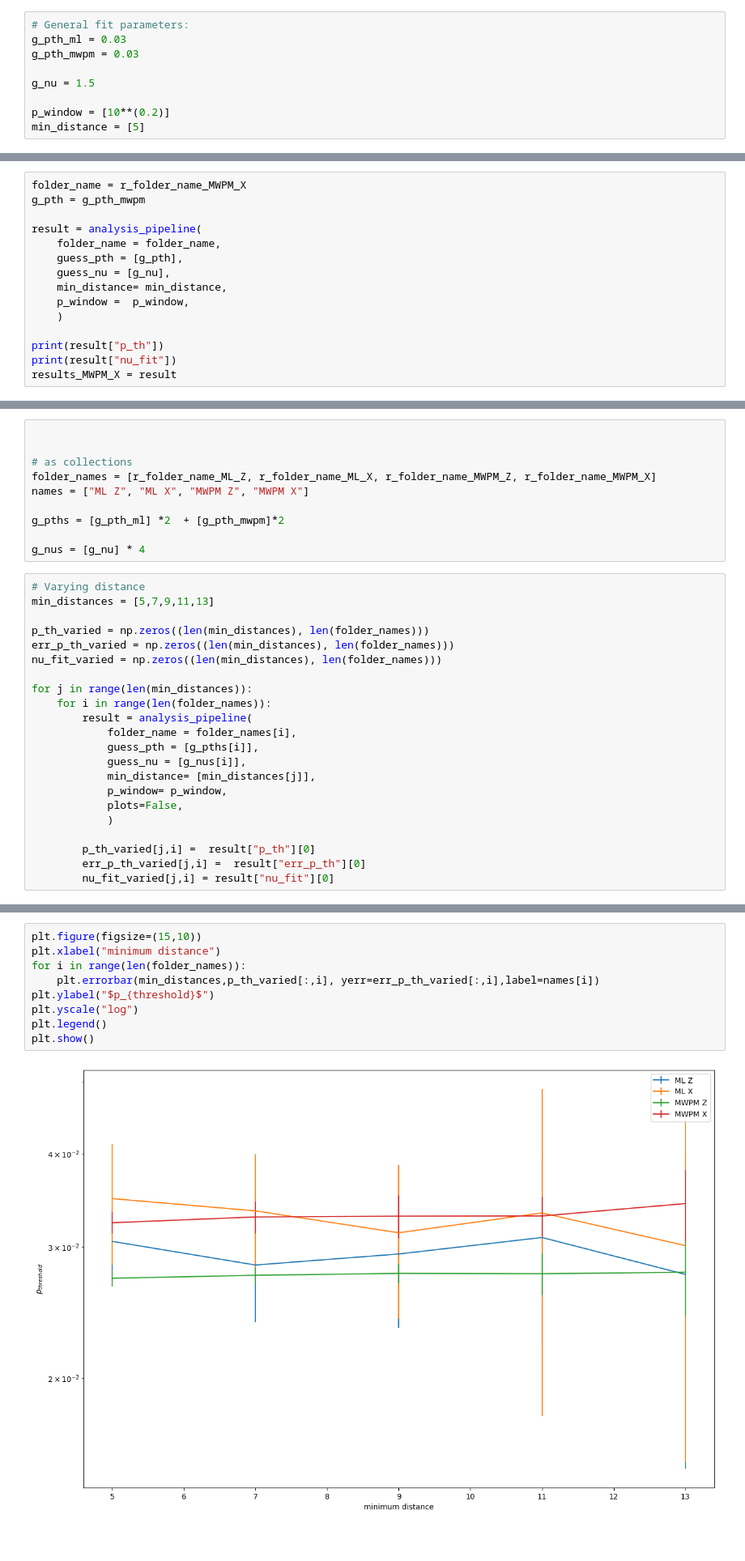
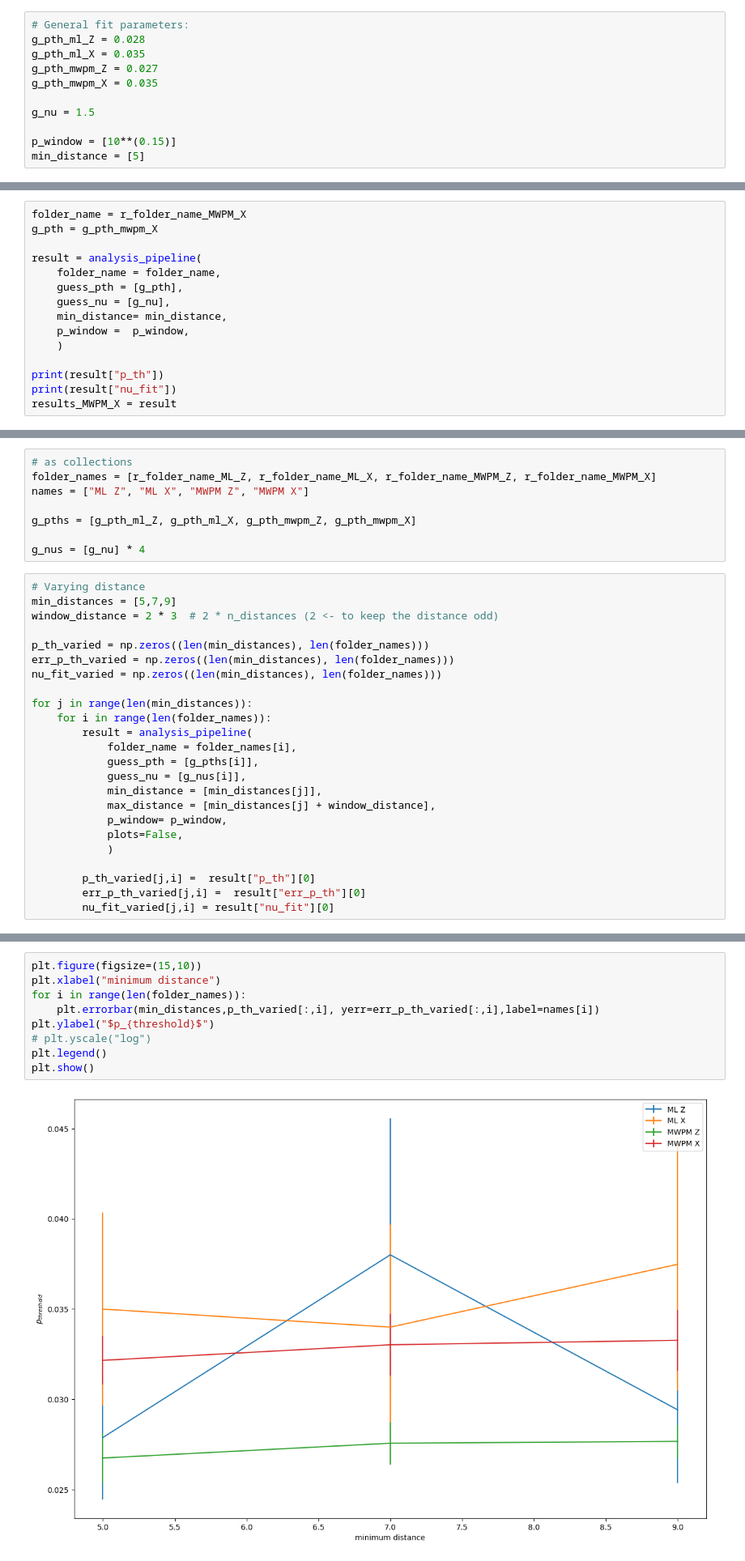
Before and after one commit to leonardlux/MasterArbeit, a Jupyter notebook: code/result_circ_noise.ipynb, the cells around one changed output, grey strips where cells are left out. Shown at 81% size. Cells and saved outputs as stored; diff of their text form; blank space fills up the shorter version.

```diff
--- a/code/result_circ_noise.ipynb
+++ b/code/result_circ_noise.ipynb
@@ -261,12 +265,14 @@ def analysis_pipeline(
 ### Generate analysis Data
 # %%
 # General fit parameters:
-g_pth_ml = 0.03
-g_pth_mwpm = 0.03
+g_pth_ml_Z = 0.028
+g_pth_ml_X = 0.035
+g_pth_mwpm_Z = 0.027
+g_pth_mwpm_X = 0.035
 
 g_nu = 1.5
 
-p_window = [10**(0.2)]
+p_window = [10**(0.15)]
 min_distance = [5]
 # %%
 folder_name = r_folder_name_ML_Z
@@ -385,6 +391,6 @@ results_MWPM_Z= result
 # %%
 folder_name = r_folder_name_MWPM_X
-g_pth = g_pth_mwpm
+g_pth = g_pth_mwpm_X
 
 result = analysis_pipeline(
     folder_name = folder_name,
@@ -442,18 +448,17 @@ Z errors corrected first => more not tracked errors introduce by circ noise => r
 # %% [markdown]
 ## Varying parameters
 # %%
-
-
 # as collections
 folder_names = [r_folder_name_ML_Z, r_folder_name_ML_X, r_folder_name_MWPM_Z, r_folder_name_MWPM_X]
 names = ["ML Z", "ML X", "MWPM Z", "MWPM X"]
 
-g_pths = [g_pth_ml] *2  + [g_pth_mwpm]*2
+g_pths = [g_pth_ml_Z, g_pth_ml_X, g_pth_mwpm_Z, g_pth_mwpm_X]
 
 g_nus = [g_nu] * 4
 # %%
 # Varying distance
-min_distances = [5,7,9,11,13]
+min_distances = [5,7,9]
+window_distance = 2 * 3  # 2 * n_distances (2 <- to keep the distance odd)
 
 p_th_varied = np.zeros((len(min_distances), len(folder_names)))
 err_p_th_varied = np.zeros((len(min_distances), len(folder_names)))
@@ -465,7 +470,8 @@ for j in range(len(min_distances)):
             folder_name = folder_names[i],
             guess_pth = [g_pths[i]],
             guess_nu = [g_nus[i]],
-            min_distance= [min_distances[j]],
+            min_distance = [min_distances[j]],
+            max_distance = [min_distances[j] + window_distance],
             p_window= p_window,
             plots=False,
             )
@@ -494,11 +500,11 @@ for j in range(len(min_distances)):
 # %%
 plt.figure(figsize=(15,10))
 plt.xlabel("minimum distance")
 for i in range(len(folder_names)):
     plt.errorbar(min_distances,p_th_varied[:,i], yerr=err_p_th_varied[:,i],label=names[i])
 plt.ylabel("$p_{threshold}$")
-plt.yscale("log")
+# plt.yscale("log")
 plt.legend()
 plt.show()
 # %% [output]
-[figure, old version]
+[figure, new version]
```
Also changed, not shown: parts of 7 cells of this notebook, 16 other files.
